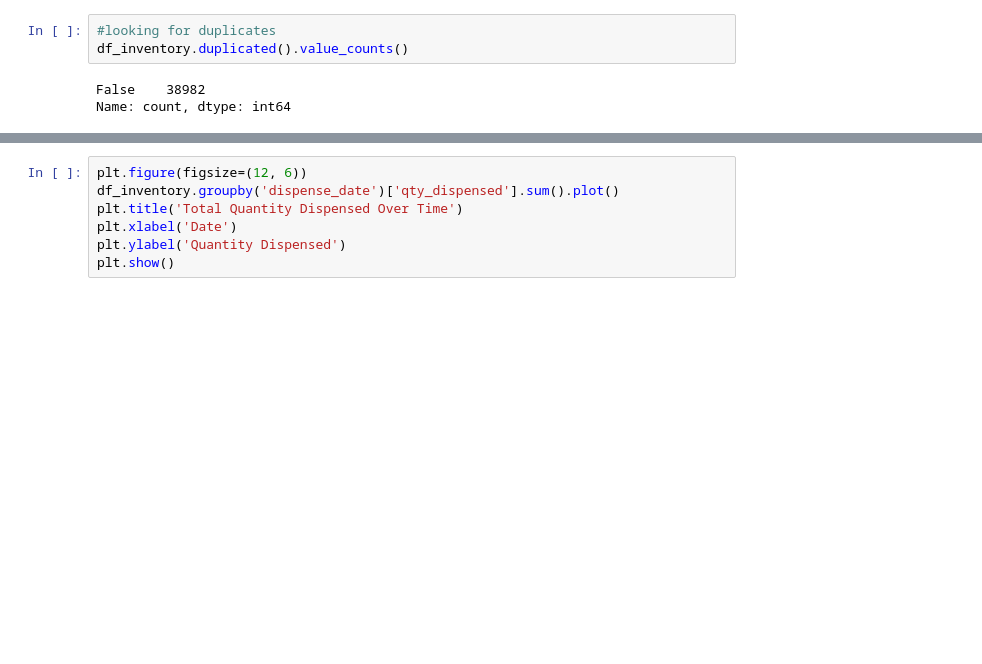
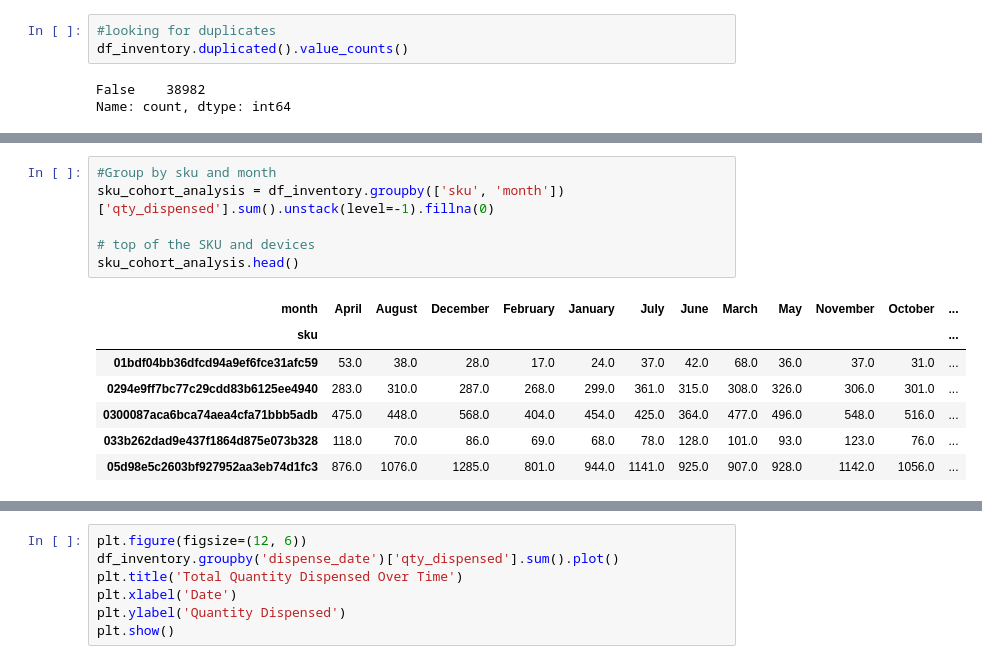
Before and after one commit to breannaparker1991/vending_analysis, a Jupyter notebook: vend.ipynb, the cells around one changed output, grey strips where cells are left out. Saved outputs shown, nothing was run; the diff lists cells and outputs as text; blank space fills up the shorter version.

```diff
--- a/vend.ipynb
+++ b/vend.ipynb
@@ -236,0 +255,14 @@ Here we can see a gnerealized downward trend, that appears to be for all devices
+# %%
+#Group by sku and month
+sku_cohort_analysis = df_inventory.groupby(['sku', 'month'])['qty_dispensed'].sum().unstack(level=-1).fillna(0)
+
+# top of the SKU and devices
+sku_cohort_analysis.head()
+# %% [output]
+| month | April | August | December | February | January | July | June | March | May | November | October | ... |
+| sku |  |  |  |  |  |  |  |  |  |  |  | ... |
+| 01bdf04bb36dfcd94a9ef6fce31afc59 | 53.0 | 38.0 | 28.0 | 17.0 | 24.0 | 37.0 | 42.0 | 68.0 | 36.0 | 37.0 | 31.0 | ... |
+| 0294e9ff7bc77c29cdd83b6125ee4940 | 283.0 | 310.0 | 287.0 | 268.0 | 299.0 | 361.0 | 315.0 | 308.0 | 326.0 | 306.0 | 301.0 | ... |
+| 0300087aca6bca74aea4cfa71bbb5adb | 475.0 | 448.0 | 568.0 | 404.0 | 454.0 | 425.0 | 364.0 | 477.0 | 496.0 | 548.0 | 516.0 | ... |
+| 033b262dad9e437f1864d875e073b328 | 118.0 | 70.0 | 86.0 | 69.0 | 68.0 | 78.0 | 128.0 | 101.0 | 93.0 | 123.0 | 76.0 | ... |
+| 05d98e5c2603bf927952aa3eb74d1fc3 | 876.0 | 1076.0 | 1285.0 | 801.0 | 944.0 | 1141.0 | 925.0 | 907.0 | 928.0 | 1142.0 | 1056.0 | ... |
```
Also changed, not shown: parts of 24 cells of this notebook, 1 other file.
